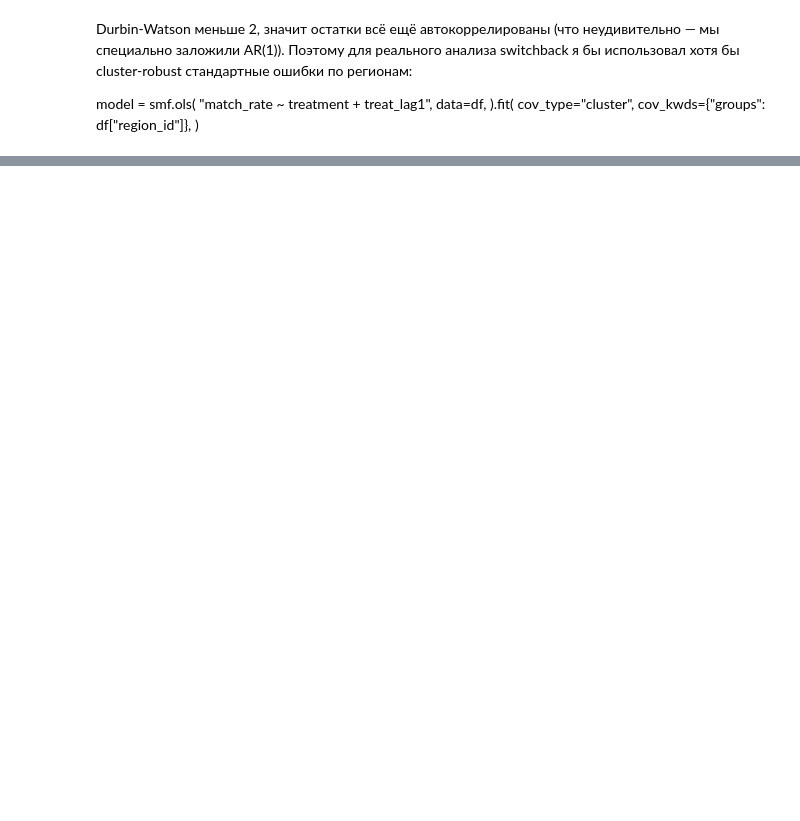
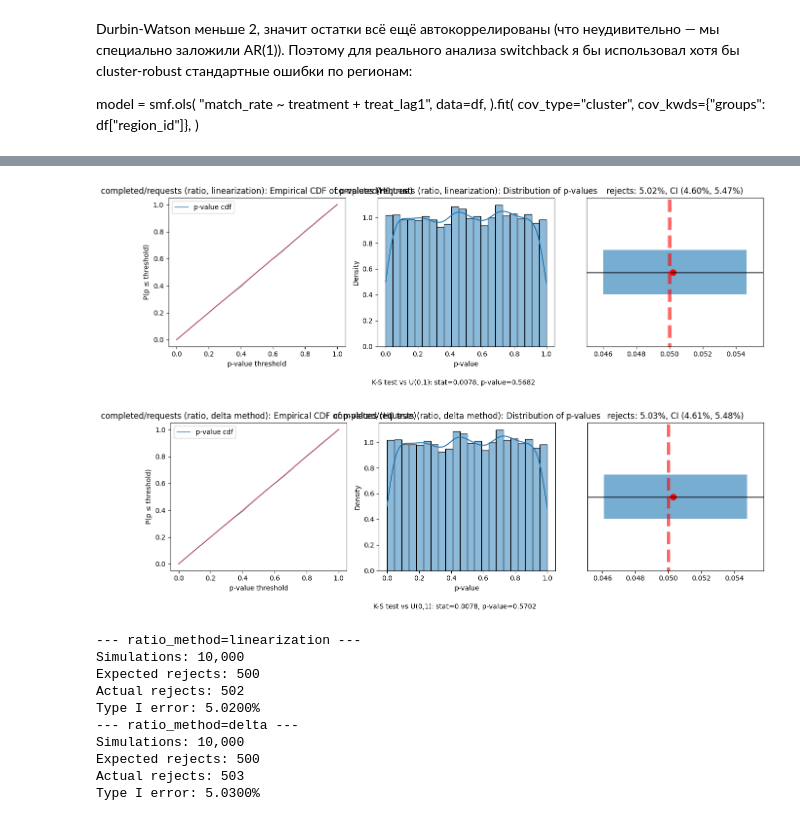
Before and after one commit to ekomissarov/sutva-tsm, a Jupyter notebook: tsm_events_aggregation.ipynb, the cells around one changed output, grey strips where cells are left out. Cells and saved outputs as stored; diff of their text form; code cells hidden in the pictures; blank space fills up the shorter version.

Commit message:
delta method + linearization

```diff
--- a/tsm_events_aggregation.ipynb
+++ b/tsm_events_aggregation.ipynb
@@ -4173,0 +4480,60 @@ model = smf.ols(
+# %%
+h0_pvalues_ratio_lin = run_aa_simulations(
+    generator=generator,
+    population=population,
+    metric_type="ratio",
+    numerator="completed",
+    denominator="requests",
+    ratio_method="linearization",
+    n_simulations=10_000,
+    experiment_days=30,
+    seed=123,
+)
+
+h0_pvalues_ratio_delta = run_aa_simulations(
+    generator=generator,
+    population=population,
+    metric_type="ratio",
+    numerator="completed",
+    denominator="requests",
+    ratio_method="delta",
+    n_simulations=10_000,
+    experiment_days=30,
+    seed=123,
+)
+
+plot_1sterr(
+    h0_pvalues_ratio_lin,
+    alpha=0.05,
+    metric="completed/requests (ratio, linearization)",
+)
+
+plot_1sterr(
+    h0_pvalues_ratio_delta,
+    alpha=0.05,
+    metric="completed/requests (ratio, delta method)",
+)
+
+alpha = 0.05
+for name, pv in [
+    ("linearization", h0_pvalues_ratio_lin),
+    ("delta", h0_pvalues_ratio_delta),
+]:
+    print(f"--- ratio_method={name} ---")
+    print(f"Simulations: {len(pv):,}")
+    print(f"Expected rejects: {alpha * len(pv):.0f}")
+    print(f"Actual rejects: {(pv < alpha).sum()}")
+    print(f"Type I error: {(pv < alpha).mean():.4%}")
+# %% [output]
+[figure, added]
+[figure, added]
+--- ratio_method=linearization ---
+Simulations: 10,000
+Expected rejects: 500
+Actual rejects: 502
+Type I error: 5.0200%
+--- ratio_method=delta ---
+Simulations: 10,000
+Expected rejects: 500
+Actual rejects: 503
+Type I error: 5.0300%
```
Also changed, not shown: parts of 10 cells of this notebook.
